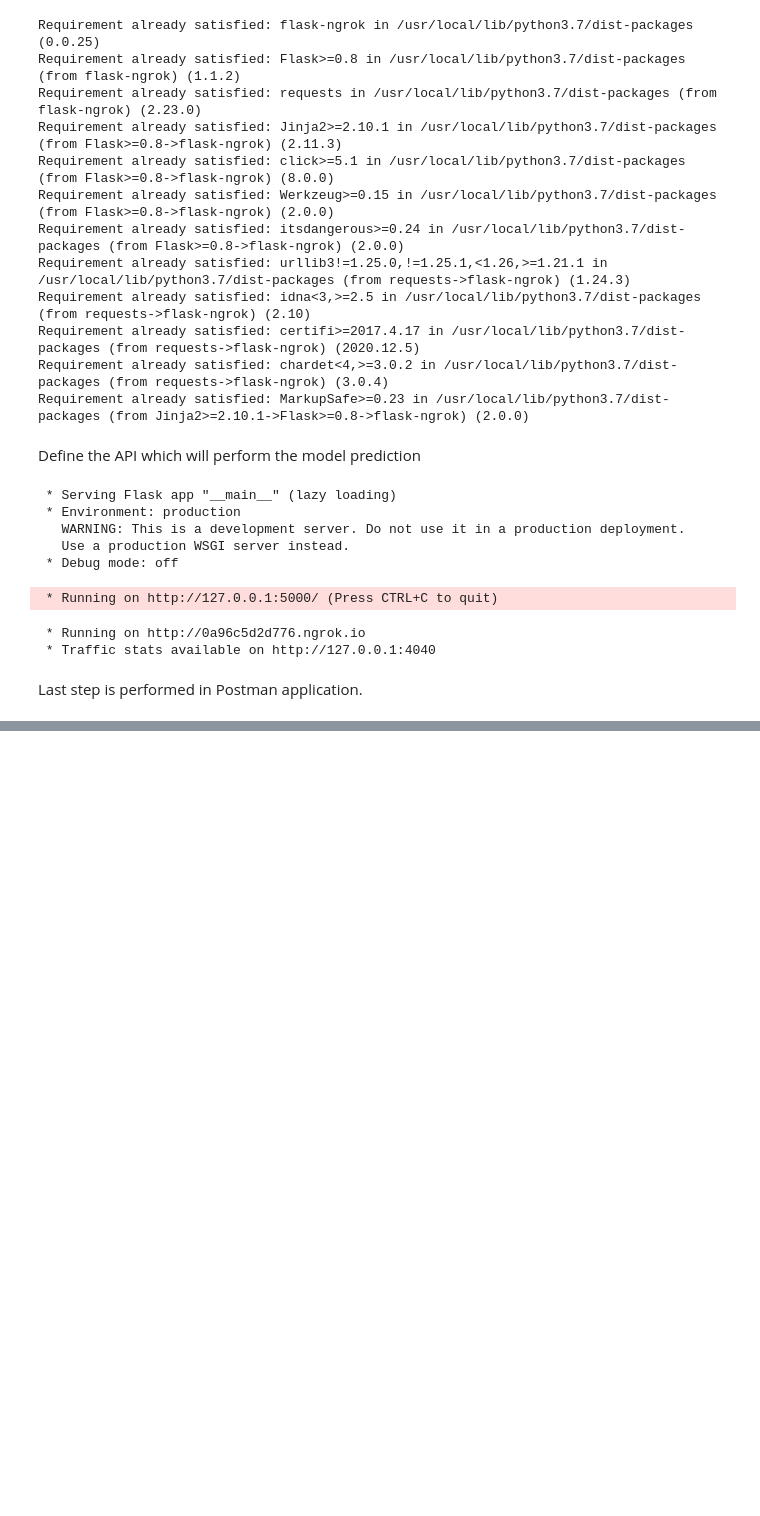
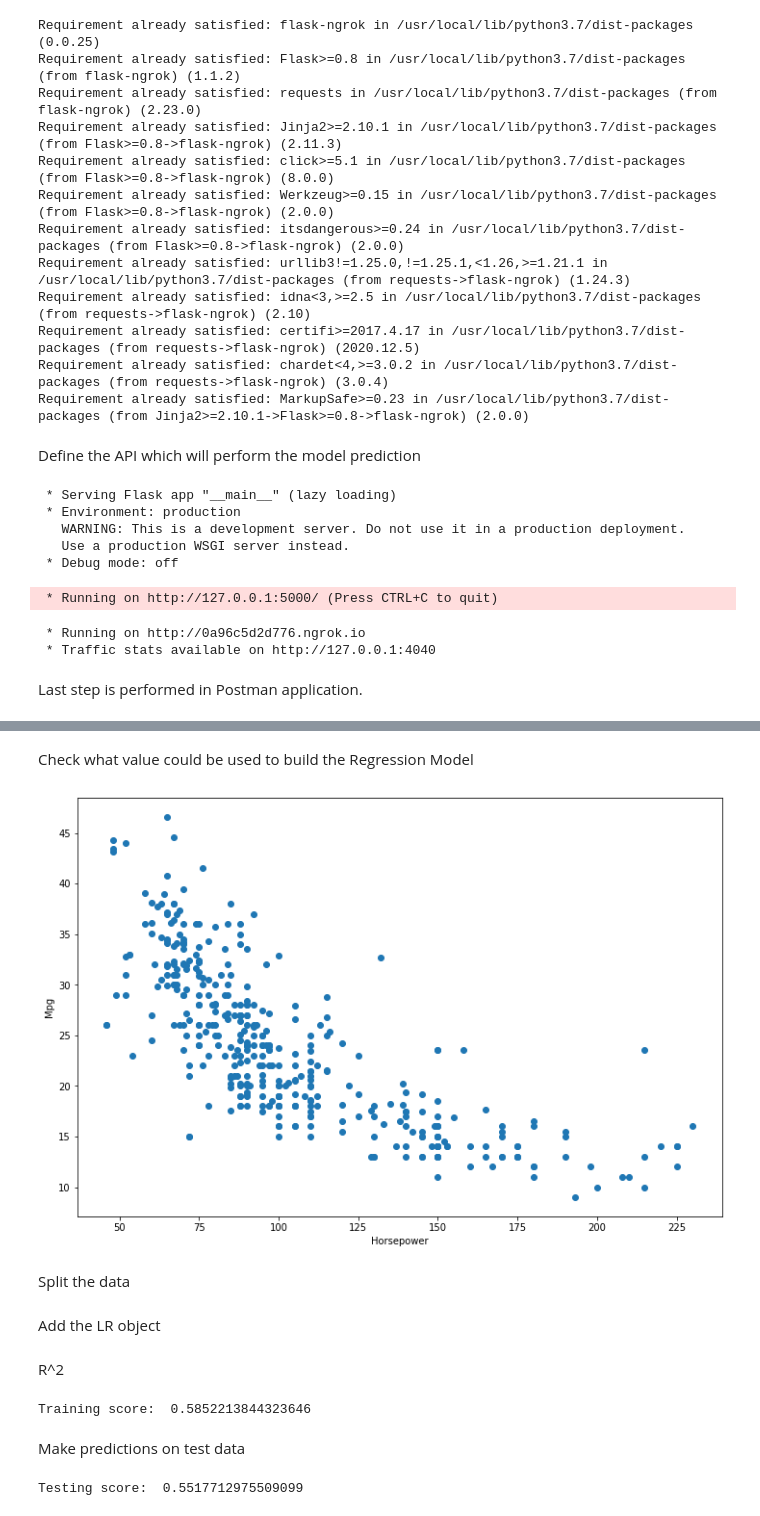
Before and after one commit to BrainDecoder/OnlineCourse-MachineLearningLiteracy, a Jupyter notebook: Pluralsight - ML literacy.ipynb, the cells around one changed output, grey strips where cells are left out. Drawn from its saved outputs; the diff is of its cells as text; code cells hidden in the pictures; blank space fills up the shorter version.

```diff
--- a/Pluralsight - ML literacy.ipynb
+++ b/Pluralsight - ML literacy.ipynb
@@ -367,0 +853,3 @@ Last step is performed in Postman application.
+# %%
+auto = pd.read_csv('cars_processed.csv')
+auto.head()
@@ -367,0 +863,2 @@ Last step is performed in Postman application.
+# %% [markdown]
+Check what value could be used to build the Regression Model
@@ -367,0 +868,10 @@ Last step is performed in Postman application.
+# %%
+fig, ax = plt.subplots(figsize=(12,8))
+plt.scatter(auto['Horsepower'], auto['MPG'])
+plt.xlabel('Horsepower')
+plt.ylabel('Mpg')
+plt.show()
+# %% [output]
+[figure, added]
+# %% [markdown]
+Split the data
@@ -367,0 +881,2 @@ Last step is performed in Postman application.
+# %% [markdown]
+Add the LR object
@@ -367,0 +886,14 @@ Last step is performed in Postman application.
+# %% [markdown]
+R^2
+# %%
+print ('Training score: ', linear_model.score(x_train, y_train)) #R^2 on the training data
+# %% [output]
+Training score:  0.5852213844323646
+# %% [markdown]
+Make predictions on test data
+# %%
+y_pred = linear_model.predict(x_test)
+from sklearn.metrics import r2_score
+print ('Testing score: ', r2_score(y_test, y_pred)) #R^2 on the test data
+# %% [output]
+Testing score:  0.5517712975509099
```
Also changed, not shown: parts of 126 cells of this notebook.
